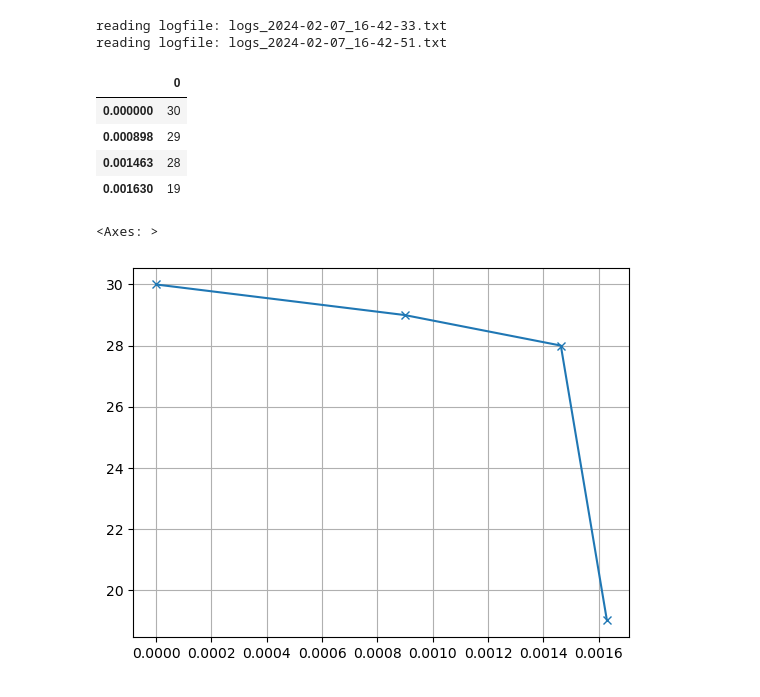
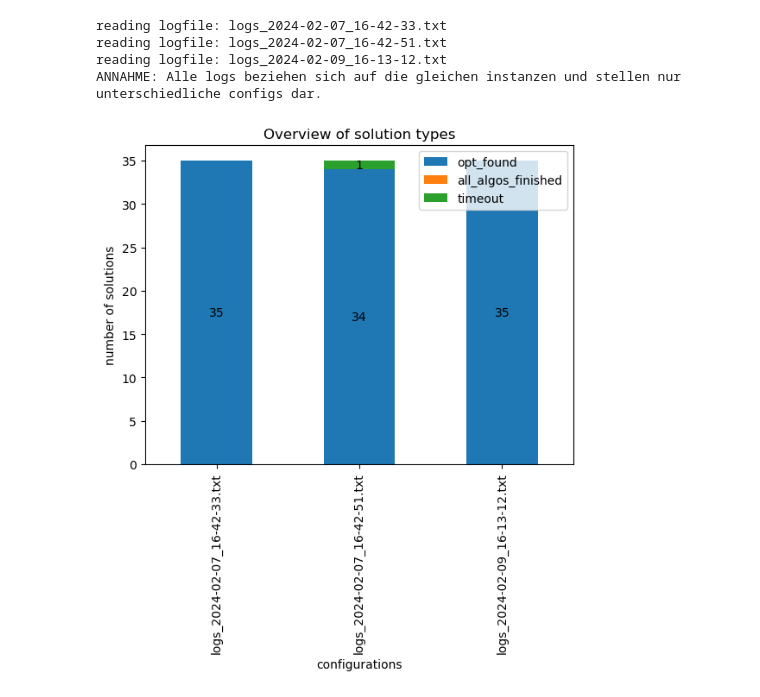
Before and after one commit to JohannesvG123/makespan-minimization, a Jupyter notebook: src/eval_notebook.ipynb, the cells around one changed output. Drawn from its saved outputs; the diff is of its cells as text; code cells hidden in the pictures.

Commit message:
visualisation of measurements

```diff
--- a/src/eval_notebook.ipynb
+++ b/src/eval_notebook.ipynb
@@ -9,6 +10,9 @@ import matplotlib.pyplot as plt
 # %%
 os.chdir('C:/Users/johan/RustroverProjects/makespan-minimization')
 measurements = eval.run()
+print("ANNAHME: Alle logs beziehen sich auf die gleichen instanzen und stellen nur unterschiedliche configs dar.")
 # %% [output]
 reading logfile: logs_2024-02-07_16-42-33.txt
 reading logfile: logs_2024-02-07_16-42-51.txt
+reading logfile: logs_2024-02-09_16-13-12.txt
+ANNAHME: Alle logs beziehen sich auf die gleichen instanzen und stellen nur unterschiedliche configs dar.
@@ -17,13 +19,20 @@ ubs1 = pd.Series(measurements[0][6][0][1], measurements[0][6][0][0])
-# %%
-pd.DataFrame(ubs1)
-# %% [output]
-|  | 0 |
-| 0.000000 | 30 |
-| 0.000898 | 29 |
-| 0.001463 | 28 |
-| 0.001630 | 19 |
-# %%
-ubs1.plot(grid=True,style='x-')
-# %% [output]
-<Axes: >
-[figure, removed]
+# %%
+data = []
+#todo config hinzufügen zu log und hier statt log zeigen
+columns = ["opt_found", "all_algos_finished", "timeout"]
+configs = []
+for c_id in range(measurements.__len__()):
+    (file, instances, runtime, opt_found, all_algos_finished, timeout, upper_bounds, lower_bounds) = measurements[c_id]
+    data.append([opt_found, all_algos_finished, timeout])
+    configs.append(file)
+
+ax = pd.DataFrame(data, columns=columns, index=configs).plot(kind='bar', stacked=True,
+                                                             title="Overview of solution types",
+                                                             xlabel='configurations',
+                                                             ylabel='number of solutions')
+
+for c in ax.containers:
+    labels = [int(v.get_height()) if v.get_height() > 0 else '' for v in c]
+    ax.bar_label(c, labels=labels, label_type='center')
+# %% [output]
+[figure, added]
```
Also changed, not shown: parts of 6 cells of this notebook.
